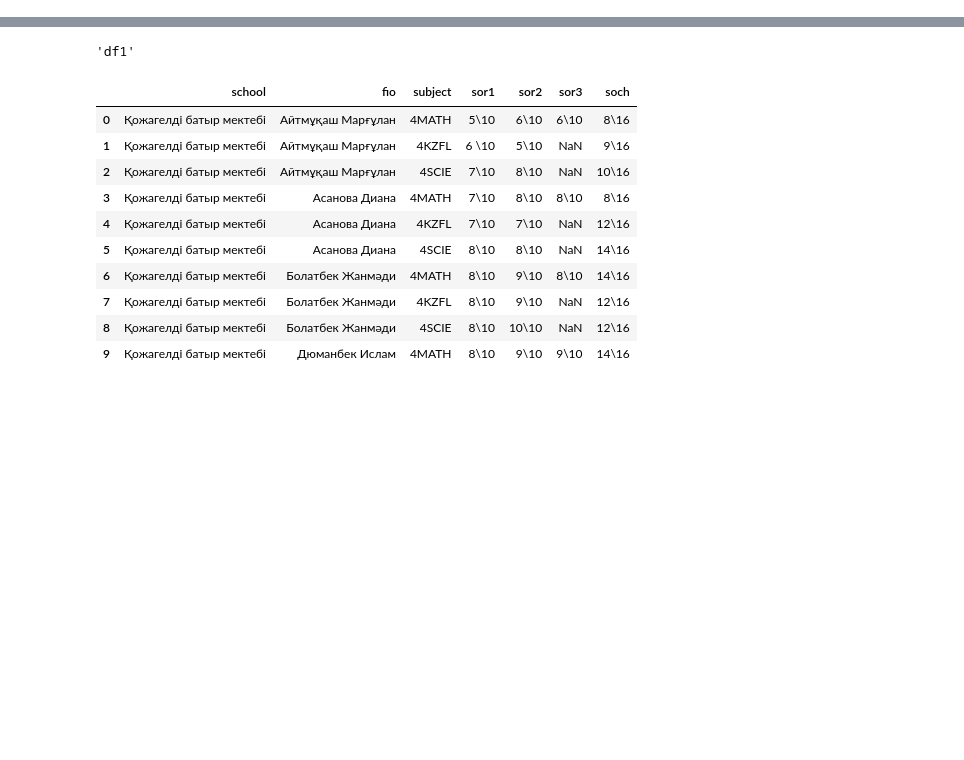
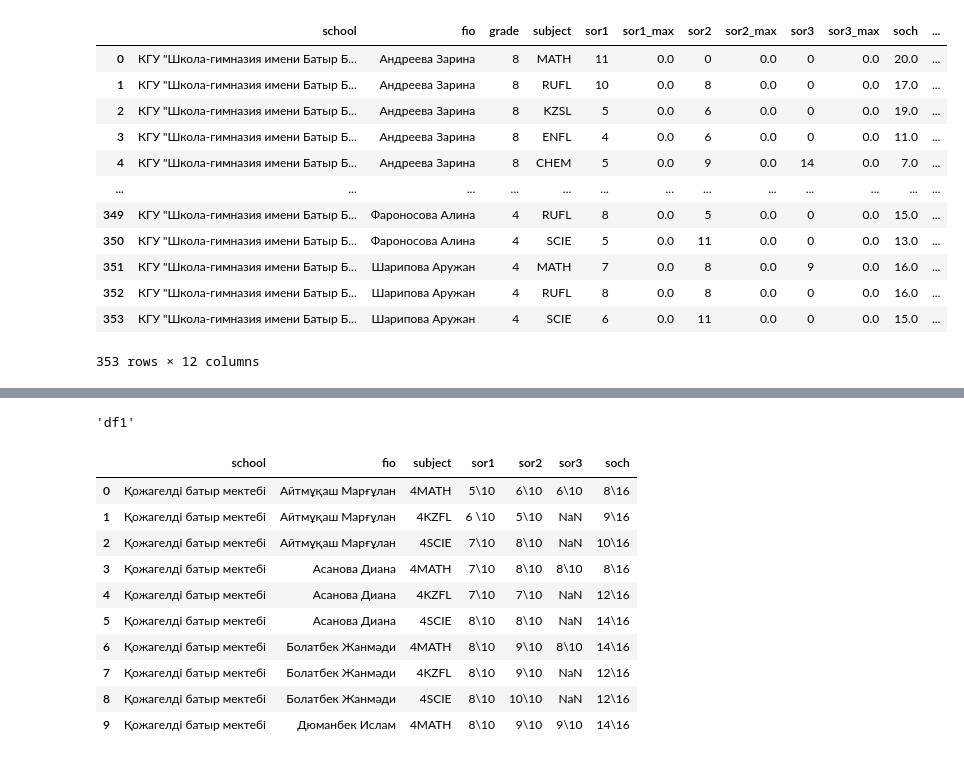
Before and after one commit to rkasseno/report-automation, a Jupyter notebook: suburban_schools/sor_soch_cleaning/data_cleaning.ipynb, the cells around one changed output, grey strips where cells are left out. Drawn from its saved outputs; the diff is of its cells as text; code cells hidden in the pictures; blank space fills up the shorter version.

```diff
--- a/suburban_schools/sor_soch_cleaning/data_cleaning.ipynb
+++ b/suburban_schools/sor_soch_cleaning/data_cleaning.ipynb
@@ -111,6 +63,0 @@ Error: 'subject' in 'df8' < 4 characters
-# %%
-# Debugging
-for col in ss_list:
-    for val in df_dict['df3'][col]:
-        print(val)
-        break
@@ -121,0 +195,16 @@ nan
+# %%
+df_dict['df45']
+# %% [output]
+|  | school | fio | grade | subject | sor1 | sor1_max | sor2 | sor2_max | sor3 | sor3_max | soch | ... |
+| 0 | КГУ "Школа-гимназия имени Батыр Б... | Андреева Зарина | 8 | MATH | 11 | 0.0 | 0 | 0.0 | 0 | 0.0 | 20.0 | ... |
+| 1 | КГУ "Школа-гимназия имени Батыр Б... | Андреева Зарина | 8 | RUFL | 10 | 0.0 | 8 | 0.0 | 0 | 0.0 | 17.0 | ... |
+| 2 | КГУ "Школа-гимназия имени Батыр Б... | Андреева Зарина | 8 | KZSL | 5 | 0.0 | 6 | 0.0 | 0 | 0.0 | 19.0 | ... |
+| 3 | КГУ "Школа-гимназия имени Батыр Б... | Андреева Зарина | 8 | ENFL | 4 | 0.0 | 6 | 0.0 | 0 | 0.0 | 11.0 | ... |
+| 4 | КГУ "Школа-гимназия имени Батыр Б... | Андреева Зарина | 8 | CHEM | 5 | 0.0 | 9 | 0.0 | 14 | 0.0 | 7.0 | ... |
+| ... | ... | ... | ... | ... | ... | ... | ... | ... | ... | ... | ... | ... |
+| 349 | КГУ "Школа-гимназия имени Батыр Б... | Фароносова Алина | 4 | RUFL | 8 | 0.0 | 5 | 0.0 | 0 | 0.0 | 15.0 | ... |
+| 350 | КГУ "Школа-гимназия имени Батыр Б... | Фароносова Алина | 4 | SCIE | 5 | 0.0 | 11 | 0.0 | 0 | 0.0 | 13.0 | ... |
+| 351 | КГУ "Школа-гимназия имени Батыр Б... | Шарипова Аружан | 4 | MATH | 7 | 0.0 | 8 | 0.0 | 9 | 0.0 | 16.0 | ... |
+| 352 | КГУ "Школа-гимназия имени Батыр Б... | Шарипова Аружан | 4 | RUFL | 8 | 0.0 | 8 | 0.0 | 0 | 0.0 | 16.0 | ... |
+| 353 | КГУ "Школа-гимназия имени Батыр Б... | Шарипова Аружан | 4 | SCIE | 6 | 0.0 | 11 | 0.0 | 0 | 0.0 | 15.0 | ... |
+353 rows × 12 columns
```
Also changed, not shown: parts of 13 cells of this notebook, 2 other files.
